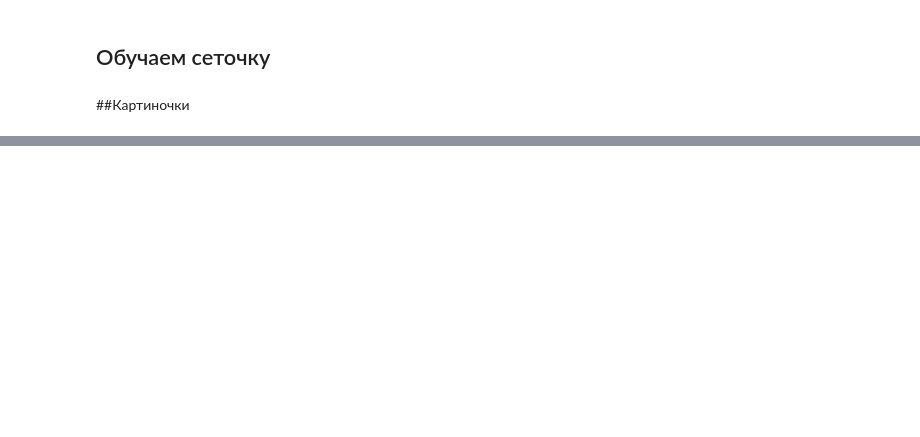
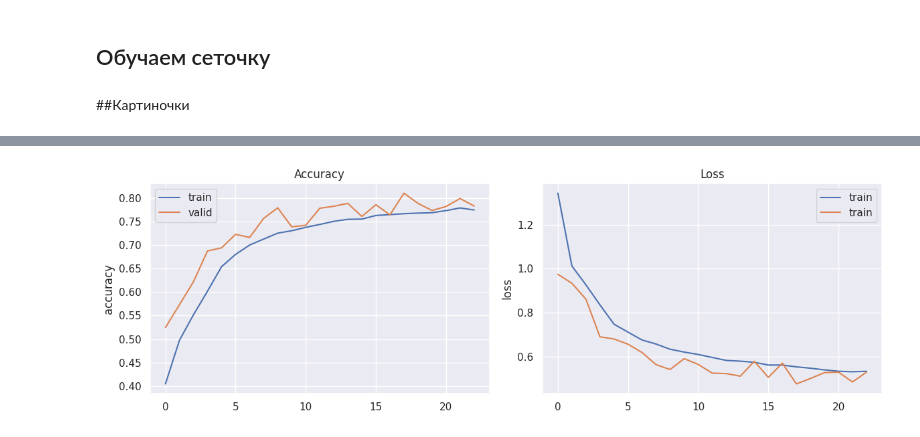
Before and after one commit to alexandrpon/Emotion-Recognition-Bot, a Jupyter notebook: notebooks/train.ipynb, the cells around one changed output, grey strips where cells are left out. Saved outputs shown, nothing was run; the diff lists cells and outputs as text; code cells hidden in the pictures; blank space fills up the shorter version.

Commit message:
Changed train notebook

```diff
--- a/notebooks/train.ipynb
+++ b/notebooks/train.ipynb
@@ -340,3 +326,6 @@ history = model.fit(
 model.save(model_name)
 # %% [markdown]
 ##Картиночки
+# %%
+out = pd.read_csv('/content/drive/MyDrive/zxc/history.csv', sep=',')
+out
@@ -343,21 +350,23 @@ model.save(model_name)
 # %%
 sns.set()
 fig = pyplot.figure(0, (12, 4))
 
 ax = pyplot.subplot(1, 2, 1)
-sns.lineplot(x=history.epoch, y=history.history['accuracy'], label='train')
-sns.lineplot(x=history.epoch, y=history.history['val_accuracy'], label='valid')
+sns.lineplot(x=[i for i in range(len(out))], y=out['accuracy'], label='train')
+sns.lineplot(x=[i for i in range(len(out))], y=out['val_accuracy'], label='valid')
 pyplot.title('Accuracy')
 pyplot.tight_layout()
 
 ax = pyplot.subplot(1, 2, 2)
-sns.lineplot(x=history.epoch, y=history.history['loss'], label='train')
-sns.lineplot(x=history.epoch, y=history.history['val_loss'], label='valid')
+sns.lineplot(x=[i for i in range(len(out))], y=out['loss'], label='train')
+sns.lineplot(x=[i for i in range(len(out))], y=out['val_loss'], label='train')
 pyplot.title('Loss')
 pyplot.tight_layout()
 
 pyplot.savefig('epoch_history_dcnn.png')
 pyplot.show()
+# %% [output]
+[figure, added]
 # %%
 yhat_valid = model.predict(X_valid)
 print(f'total wrong validation predictions: {np.sum(np.argmax(y_valid, axis=1) != np.argmax(yhat_valid, axis=1))} from {np.sum(np.argmax(y_valid, axis=1))}\n\n')
```
Also changed, not shown: parts of 27 cells of this notebook.
